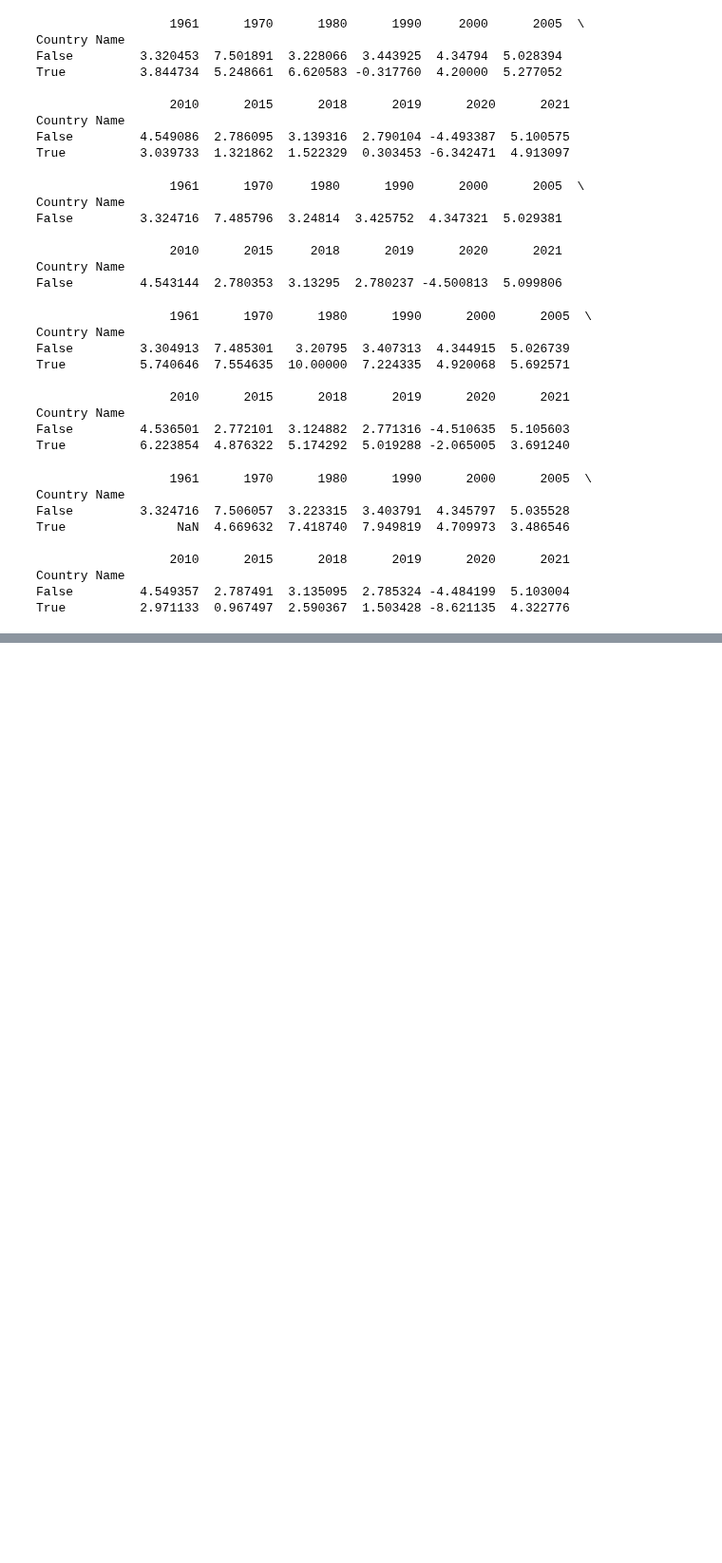
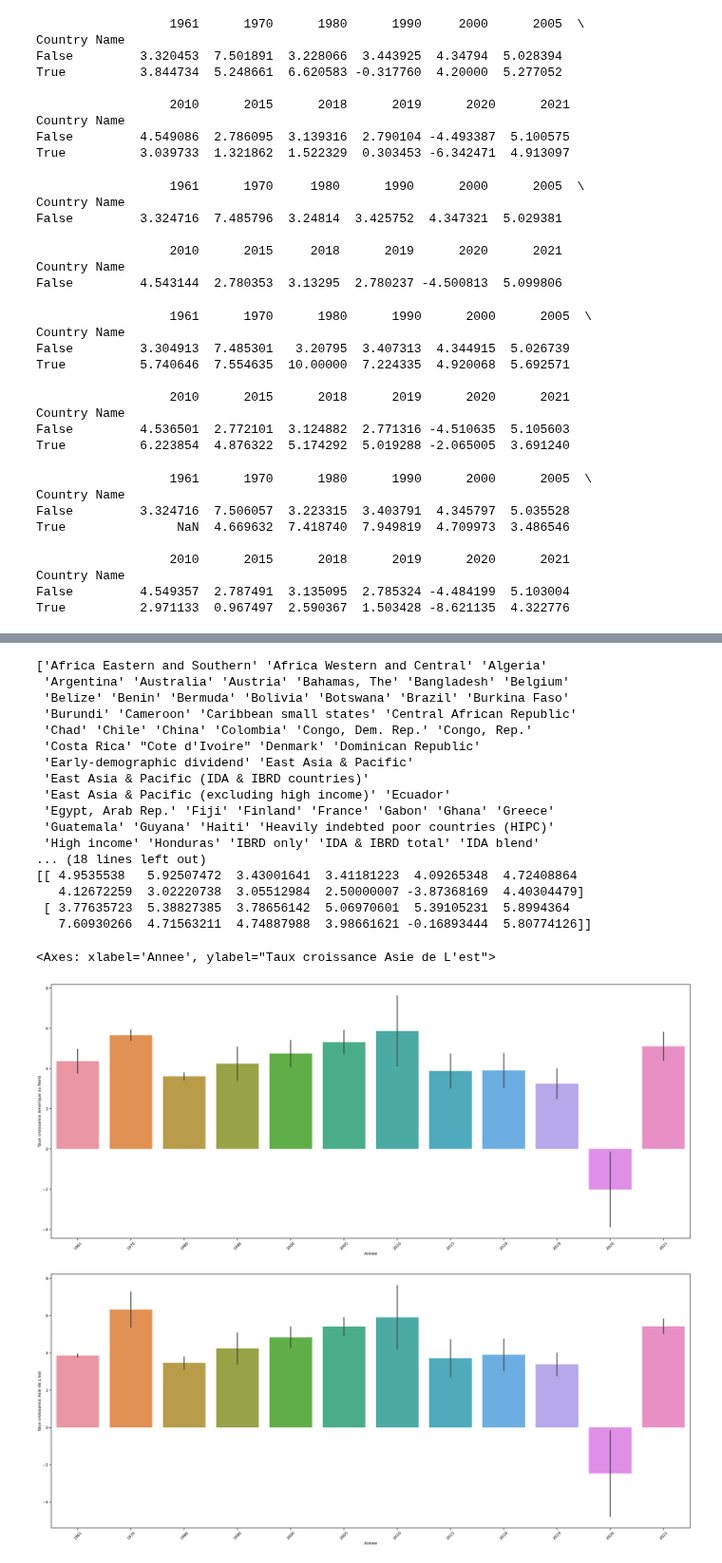
Before and after one commit to NOURDINEEEE/Projet_blanc_Dash1, a Jupyter notebook: Notebooks/Projet_blanc_donnees_mondiales.ipynb, the cells around one changed output, grey strips where cells are left out. Shown at 95% size. Cells and saved outputs as stored; diff of their text form; code cells hidden in the pictures; blank space fills up the shorter version.

```diff
--- a/Notebooks/Projet_blanc_donnees_mondiales.ipynb
+++ b/Notebooks/Projet_blanc_donnees_mondiales.ipynb
@@ -275,0 +394,13 @@ True          2.971133  0.967497  2.590367  1.503428 -8.621135  4.322776
+# %%
+Tableau_croise_AN_TC = Data_Merged1.groupby([Data_Merged1['Country Name'] == 'North America'])[['1961', '1970', '1980', '1990', '2000', '2005', '2010', '2015', '2018', '2019', '2020', '2021']].mean()
+Tableau_croise_ASS_TC = Data_Merged2.groupby([Data_Merged2['Country Name'] == 'Sub-Saharan Africa'])[['1961', '1970', '1980', '1990', '2000', '2005', '2010', '2015', '2018', '2019', '2020', '2021']].mean()
+Tableau_croise_AEP_TC = Data_Merged3.groupby([Data_Merged3['Country Name'] == 'East Asia & Pacific'])[['1961', '1970', '1980', '1990', '2000', '2005', '2010', '2015', '2018', '2019', '2020', '2021']].mean()
+Tableau_croise_AS_TC = Data_Merged4.groupby([Data_Merged4['Country Name'] == 'South Asia'])[['1961', '1970', '1980', '1990', '2000', '2005', '2010', '2015', '2018', '2019', '2020', '2021']].mean()
+Tableau_croise_MO_AN_TC = Data_Merged6.groupby([Data_Merged6['Country Name'] == 'Middle East & North Africa'])[['1961', '1970', '1980', '1990', '2000', '2005', '2010', '2015', '2018', '2019', '2020', '2021']].mean()
+Tableau_croise_AN_Tch = Data_Merged5.groupby([Data_Merged5['Country Name'] == 'North America'])[['1961', '1970', '1980', '1990', '2000', '2005', '2010', '2015', '2018', '2019', '2020', '2021']].mean()
+Tableau_croise_LAC_Tch = Data_Merged7.groupby([Data_Merged7['Country Name'] == 'Latin America & the Caribbean (IDA & IBRD countries)'])[['1961', '1970', '1980', '1990', '2000', '2005', '2010', '2015', '2018', '2019', '2020', '2021']].mean()
+Tableau_croise_AN_IDE = Data_Merged8.groupby([Data_Merged8['Country Name'] == 'North America'])[['1961', '1970', '1980', '1990', '2000', '2005', '2010', '2015', '2018', '2019', '2020', '2021']].mean()
+Tableau_croise_ASS_IDE = Data_Merged9.groupby([Data_Merged9['Country Name'] == 'Sub-Saharan Africa'])[['1961', '1970', '1980', '1990', '2000', '2005', '2010', '2015', '2018', '2019', '2020', '2021']].mean()
+Tableau_croise_AN_Inf = Data_Merged10.groupby([Data_Merged10['Country Name'] == 'North America'])[['1961', '1970', '1980', '1990', '2000', '2005', '2010', '2015', '2018', '2019', '2020', '2021']].mean()
+
+print(Tableau_croise_AN_TC, type(Tableau_croise_AN_TC))
@@ -275,0 +478,65 @@ True          2.971133  0.967497  2.590367  1.503428 -8.621135  4.322776
+# %%
+import matplotlib.pyplot as plt
+import pandas as pd
+import seaborn
+import plotly.express as px
+
+seaborn.set_context('talk')
+
+a = TableauG.index.to_list()
+vector = np.array(a)
+print(vector)
+
+b = Tableau_croise_AN_TC[['1961', '1970', '1980', '1990', '2000', '2005', '2010', '2015', '2018', '2019', '2020', '2021']]
+vector2 = np.array(b)
+print(vector2)
+
+
+#plt.figure(figsize=(50,20))
+#sns.barplot(data=data2.sort_values("STI"), x=vector.flatten(), y="STI", hue="STI", width=0.8)
+#Figure1
+
+import numpy as np
+fig = plt.figure(figsize=(50,20))
+Figure_STI1 = sns.barplot(Tableau_croise_AN_TC)
+plt.xticks(rotation=45)
+plt.ylabel("Taux croissance Amerique su Nord")
+plt.xlabel("Annee")
+plt.ticklabel_format(style='plain', axis='y')
+Figure_STI1
+
+
+Tableau_croise_AN_TC = Data_Merged3.groupby([Data_Merged3['Country Name'] == 'East Asia & Pacific'])[['1961', '1970', '1980', '1990', '2000', '2005', '2010', '2015', '2018', '2019', '2020', '2021']].median()
+
+
+fig = plt.figure(figsize=(50,20))
+Figure_STI3 = sns.barplot(Tableau_croise_AEP_TC)
+plt.xticks(rotation=45)
+plt.ylabel("Taux croissance Asie de L'est")
+plt.xlabel("Annee")
+plt.ticklabel_format(style='plain', axis='y')
+Figure_STI3
+
+
+#Taux de croissance Sud de l'Asie périodique
+# %% [output]
+['Africa Eastern and Southern' 'Africa Western and Central' 'Algeria'
+ 'Argentina' 'Australia' 'Austria' 'Bahamas, The' 'Bangladesh' 'Belgium'
+ 'Belize' 'Benin' 'Bermuda' 'Bolivia' 'Botswana' 'Brazil' 'Burkina Faso'
+ 'Burundi' 'Cameroon' 'Caribbean small states' 'Central African Republic'
+ 'Chad' 'Chile' 'China' 'Colombia' 'Congo, Dem. Rep.' 'Congo, Rep.'
+ 'Costa Rica' "Cote d'Ivoire" 'Denmark' 'Dominican Republic'
+ 'Early-demographic dividend' 'East Asia & Pacific'
+ 'East Asia & Pacific (IDA & IBRD countries)'
+ 'East Asia & Pacific (excluding high income)' 'Ecuador'
+ 'Egypt, Arab Rep.' 'Fiji' 'Finland' 'France' 'Gabon' 'Ghana' 'Greece'
+ 'Guatemala' 'Guyana' 'Haiti' 'Heavily indebted poor countries (HIPC)'
+ 'High income' 'Honduras' 'IBRD only' 'IDA & IBRD total' 'IDA blend'
+... (18 lines left out)
+[[ 4.9535538   5.92507472  3.43001641  3.41181223  4.09265348  4.72408864
+   4.12672259  3.02220738  3.05512984  2.50000007 -3.87368169  4.40304479]
+ [ 3.77635723  5.38827385  3.78656142  5.06970601  5.39105231  5.8994364
+   7.60930266  4.71563211  4.74887988  3.98661621 -0.16893444  5.80774126]]
+<Axes: xlabel='Annee', ylabel="Taux croissance Asie de L'est">
+[figure, added]
+[figure, added]
```
Also changed, not shown: parts of 36 cells of this notebook, 1 other file.
